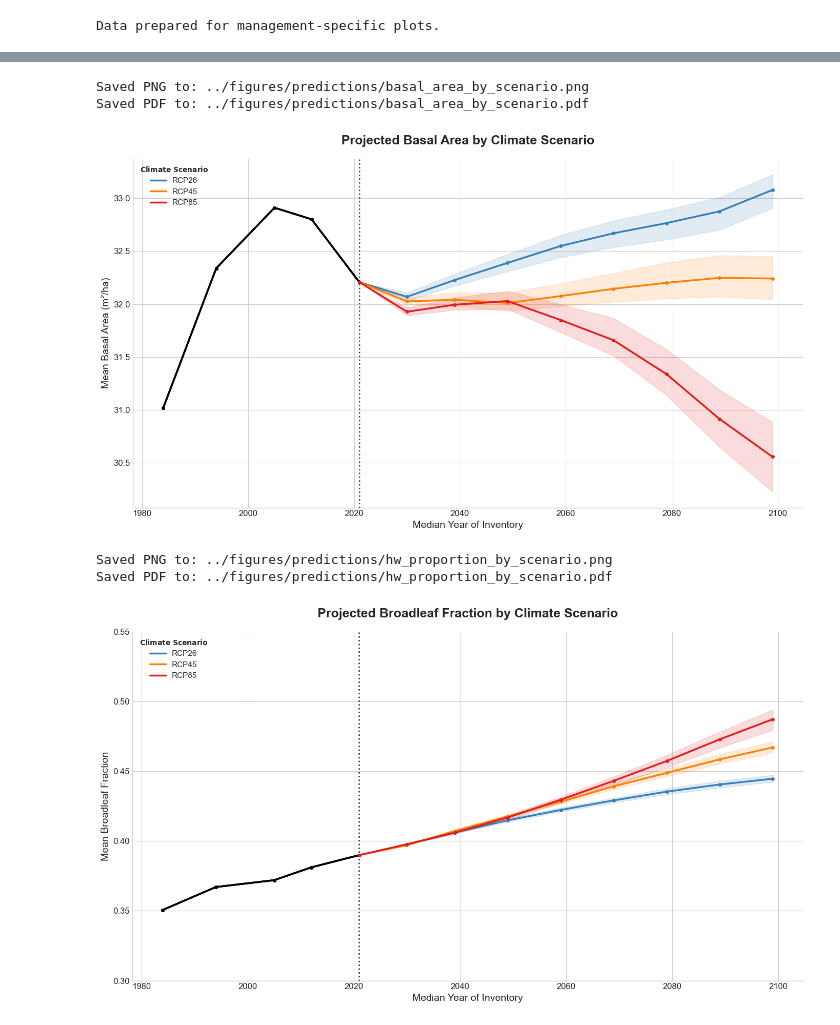
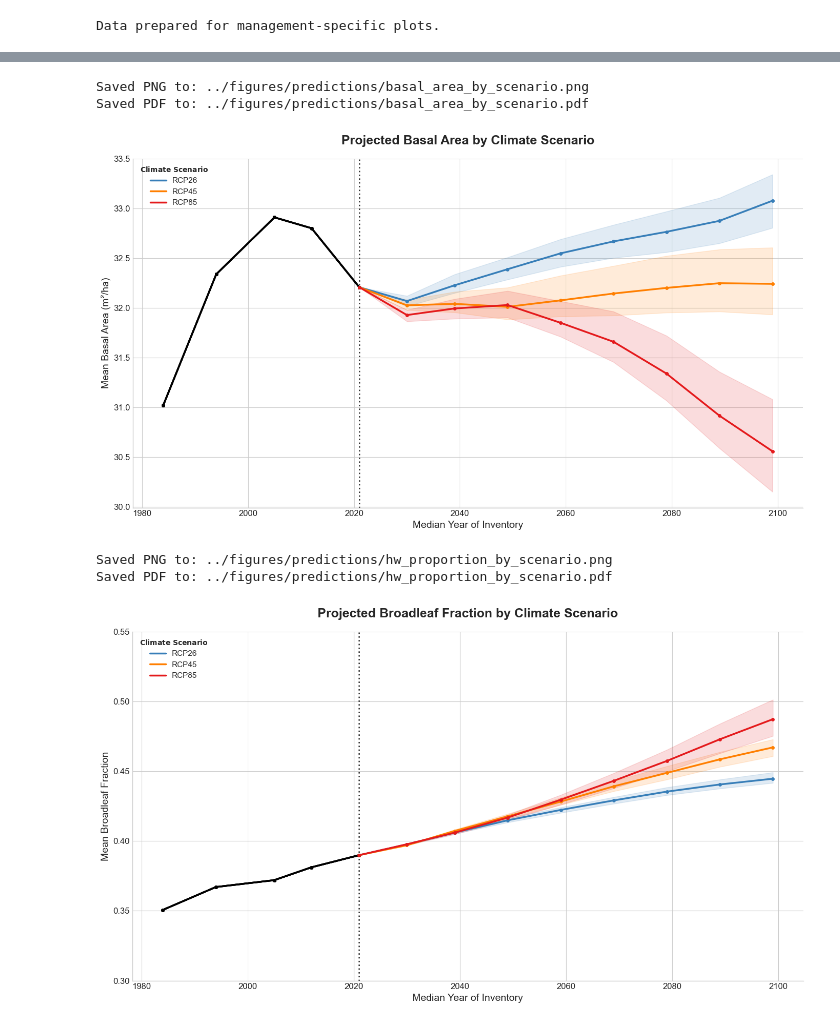
Before and after one commit to drdrddrd/BABF-forecasting-bsc-thesis, a Jupyter notebook: notebooks/prediction_plots.ipynb, the cells around one changed output, grey strips where cells are left out. Cells and saved outputs as stored; diff of their text form; code cells hidden in the pictures.

```diff
--- a/notebooks/prediction_plots.ipynb
+++ b/notebooks/prediction_plots.ipynb
@@ -73,6 +76,8 @@ Master DataFrame created successfully.
 Shape: (15516900, 36)
 # %%
 # --- Prepare Data for Management Type Plots ---
+
+# Create a mapping from inventory number (INVNR) to the median year for use as the x-axis.
 year_map = (
     master_df.groupby('INVNR', as_index=False)['INVYR']
     .median()
@@ -93,14 +98,14 @@ mean_per_invnr_df_mgmt = df_mgmt.groupby(['rcp', 'INVNR', 'seed', 'management_ty
 # Calculate final statistics across all seeds
 plot_stats_df_mgmt = mean_per_invnr_df_mgmt.groupby(['rcp', 'INVNR', 'management_type']).agg(
     final_mean_BASFPH=('mean_BASFPH', 'mean'),
-    q05_BASFPH=('mean_BASFPH', lambda s: s.quantile(0.05, interpolation='linear')),
-    q95_BASFPH=('mean_BASFPH',  lambda s: s.quantile(0.95, interpolation='linear')),
+    min_BASFPH=('mean_BASFPH', 'min'),
+    max_BASFPH=('mean_BASFPH', 'max'),
     final_mean_HWSW_prop=('mean_HWSW_prop', 'mean'),
-    q05_HWSW_prop=('mean_HWSW_prop', lambda s: s.quantile(0.05, interpolation='linear')),
-    q95_HWSW_prop=('mean_HWSW_prop', lambda s: s.quantile(0.95, interpolation='linear'))
+    min_HWSW_prop=('mean_HWSW_prop', 'min'),
+    max_HWSW_prop=('mean_HWSW_prop', 'max')
 ).reset_index()
 
-
+# Merge the aggregated statistics
 plot_data_management = (
     plot_stats_df_mgmt.merge(year_map, on='INVNR', how='left')
     .rename(columns={'median_year_per_INVNR':'mean_year'})
@@ -223,14 +228,14 @@ Saved PNG to: ../figures/predictions/hw_proportion_by_management.png
 Saved PDF to: ../figures/predictions/hw_proportion_by_management.pdf
 [figure]
 # %%
-# --- Scenario-only aggregation ---
+# --- Reusable Plotting Function (by Scenario Only) ---
 
 def create_plot_by_scenario(
     data, x_col, y_mean_col, y_min_col, y_max_col,
     y_label, title, output_filename,
     color_palette, prediction_start_year, ylim=None
 ):
-    """Generates a professional plot by climate scenario only (no management split)."""
+    """Generates a plot by climate scenario only (no management split)."""
     fig, ax = plt.subplots(figsize=(14, 8))
 
     for rcp in sorted(data['rcp'].unique()):
@@ -292,7 +297,7 @@ def create_plot_by_scenario(
 
 # --- Build scenario-level data directly from master_df ---
 
-# 1) Per-seed means by rcp & INVNR (no management filter)
+# Per-seed means by rcp & INVNR (no management filter)
 per_seed_means = (
     master_df
     .groupby(['rcp', 'INVNR', 'seed'], as_index=False)
@@ -302,54 +307,54 @@ per_seed_means = (
     )
 )
 
-# 2) Across seeds: mean + 5/95% quantiles of the per-seed means
+# Across seeds: mean + 5/95% quantiles of the per-seed means
 plot_data_no_mgmt = (
     per_seed_means
     .groupby(['rcp', 'INVNR'], as_index=False)
     .agg(
         final_mean_BASFPH=('mean_BASFPH', 'mean'),
-        q05_BASFPH=('mean_BASFPH', lambda s: s.quantile(0.05, interpolation='linear')),
-        q95_BASFPH=('mean_BASFPH', lambda s: s.quantile(0.95, interpolation='linear')),
+        min_BASFPH=('mean_BASFPH', 'min'),
+        max_BASFPH=('mean_BASFPH', 'max'),
         final_mean_HWSW_prop=('mean_HWSW_prop', 'mean'),
-        q05_HWSW_prop=('mean_HWSW_prop', lambda s: s.quantile(0.05, interpolation='linear')),
-        q95_HWSW_prop=('mean_HWSW_prop', lambda s: s.quantile(0.95, interpolation='linear')),
+        min_HWSW_prop=('mean_HWSW_prop', 'min'),
+        max_HWSW_prop=('mean_HWSW_prop', 'max'),
     )
     .merge(year_map, on='INVNR', how='left')  # uses your existing year_map from above
     .rename(columns={'median_year_per_INVNR': 'mean_year'})
     .sort_values(['rcp', 'mean_year'])
 )
 
-# 3) Prediction start year (from the same map you already computed)
+# Prediction start year
 prediction_start_year = int(year_map.loc[year_map['INVNR'] == PREDICTION_START_INVNR, 'median_year_per_INVNR'].iloc[0])
 
 # --- Plots (scenario-only) ---
 
 # Basal Area
 create_plot_by_scenario(
     data=plot_data_no_mgmt, x_col='mean_year', y_mean_col='final_mean_BASFPH',
-    y_min_col='q05_BASFPH', y_max_col='q95_BASFPH',
+    y_min_col='min_BASFPH', y_max_col='max_BASFPH',
     y_label='Mean Basal Area (m²/ha)',
     title='Projected Basal Area by Climate Scenario',
     output_filename=output_dir / 'basal_area_by_scenario',
     color_palette=COLOR_PALETTE,
     prediction_start_year=prediction_start_year
 )
 
 # Broadleaf Fraction
 create_plot_by_scenario(
     data=plot_data_no_mgmt, x_col='mean_year', y_mean_col='final_mean_HWSW_prop',
-    y_min_col='q05_HWSW_prop', y_max_col='q95_HWSW_prop',
+    y_min_col='min_HWSW_prop', y_max_col='max_HWSW_prop',
     y_label='Mean Broadleaf Fraction',
     title='Projected Broadleaf Fraction by Climate Scenario',
     output_filename=output_dir / 'hw_proportion_by_scenario',
     color_palette=COLOR_PALETTE,
     prediction_start_year=prediction_start_year,
     ylim=(0.3, 0.55)  # keep if you want a fixed y-range
 )
 # %% [output]
 Saved PNG to: ../figures/predictions/basal_area_by_scenario.png
 Saved PDF to: ../figures/predictions/basal_area_by_scenario.pdf
-[figure, old version]
+[figure, new version]
 Saved PNG to: ../figures/predictions/hw_proportion_by_scenario.png
 Saved PDF to: ../figures/predictions/hw_proportion_by_scenario.pdf
 [figure]
```
Also changed, not shown: parts of 4 cells of this notebook, 9 other files.
